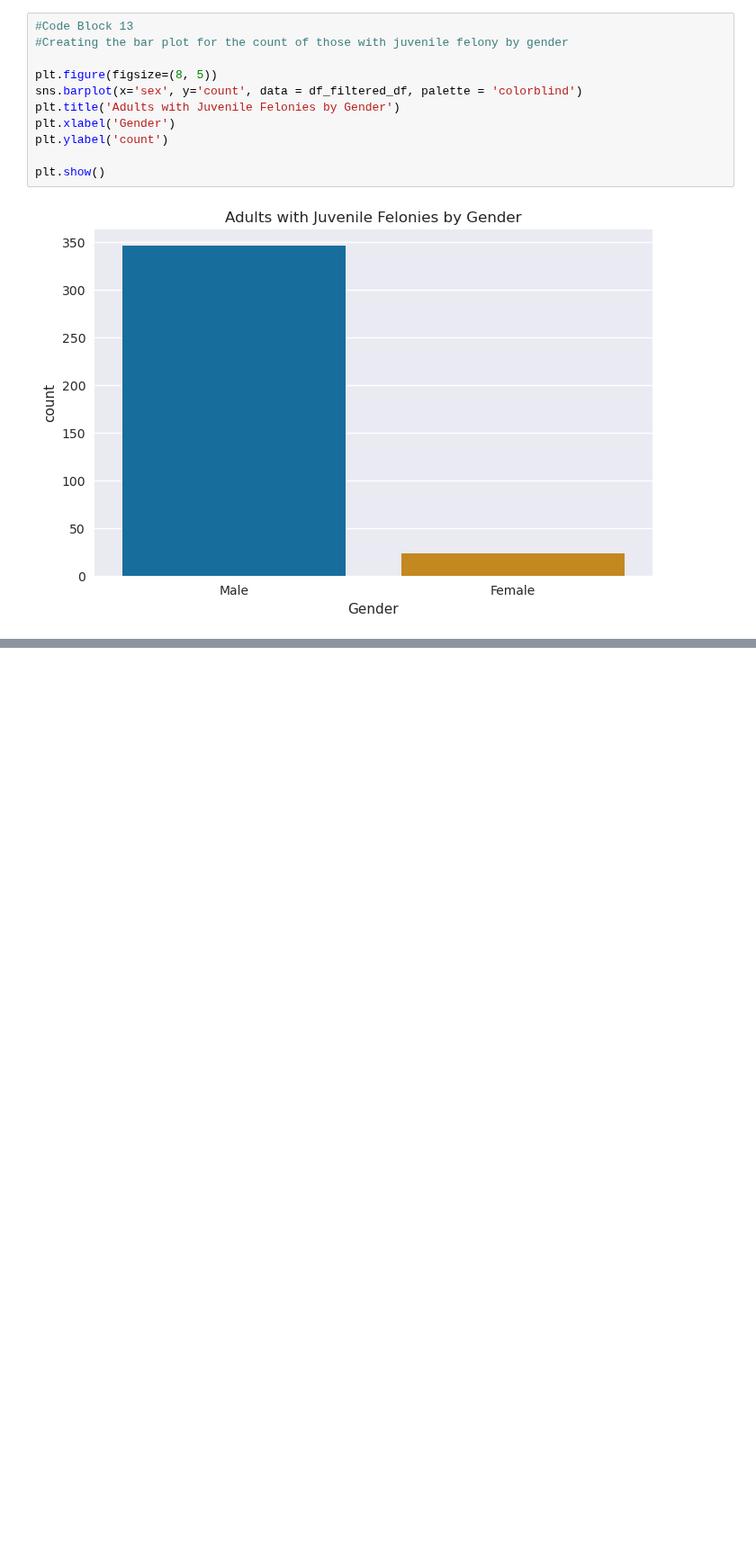
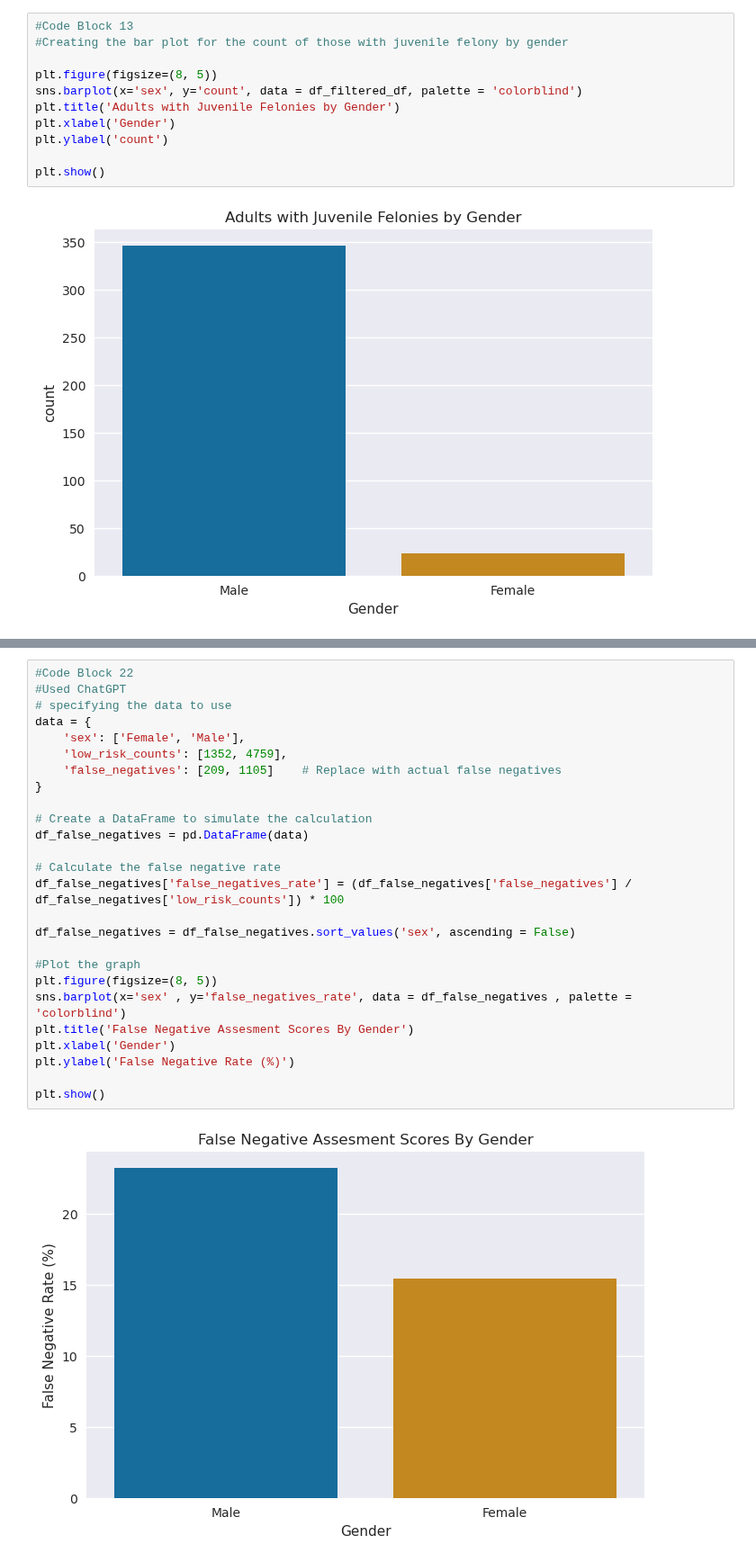
Before and after one commit to chance-roberts/DATA6550-Bias, a Jupyter notebook: Code/Noblit/ANoblit_Group6_P1.ipynb, the cells around one changed output, grey strips where cells are left out. Shown at 90% size. Drawn from its saved outputs; the diff is of its cells as text; blank space fills up the shorter version.

```diff
--- a/Code/Noblit/ANoblit_Group6_P1.ipynb
+++ b/Code/Noblit/ANoblit_Group6_P1.ipynb
@@ -252,0 +426,28 @@ plt.show()
+# %%
+#Code Block 22
+#Used ChatGPT
+# specifying the data to use
+data = {
+    'sex': ['Female', 'Male'],
+    'low_risk_counts': [1352, 4759],
+    'false_negatives': [209, 1105]    # Replace with actual false negatives
+}
+
+# Create a DataFrame to simulate the calculation
+df_false_negatives = pd.DataFrame(data)
+
+# Calculate the false negative rate
+df_false_negatives['false_negatives_rate'] = (df_false_negatives['false_negatives'] / df_false_negatives['low_risk_counts']) * 100
+
+df_false_negatives = df_false_negatives.sort_values('sex', ascending = False)
+
+#Plot the graph
+plt.figure(figsize=(8, 5))
+sns.barplot(x='sex' , y='false_negatives_rate', data = df_false_negatives , palette = 'colorblind')
+plt.title('False Negative Assesment Scores By Gender')
+plt.xlabel('Gender')
+plt.ylabel('False Negative Rate (%)')
+
+plt.show()
+# %% [output]
+[figure, added]
```
Also changed, not shown: parts of 20 cells of this notebook.
